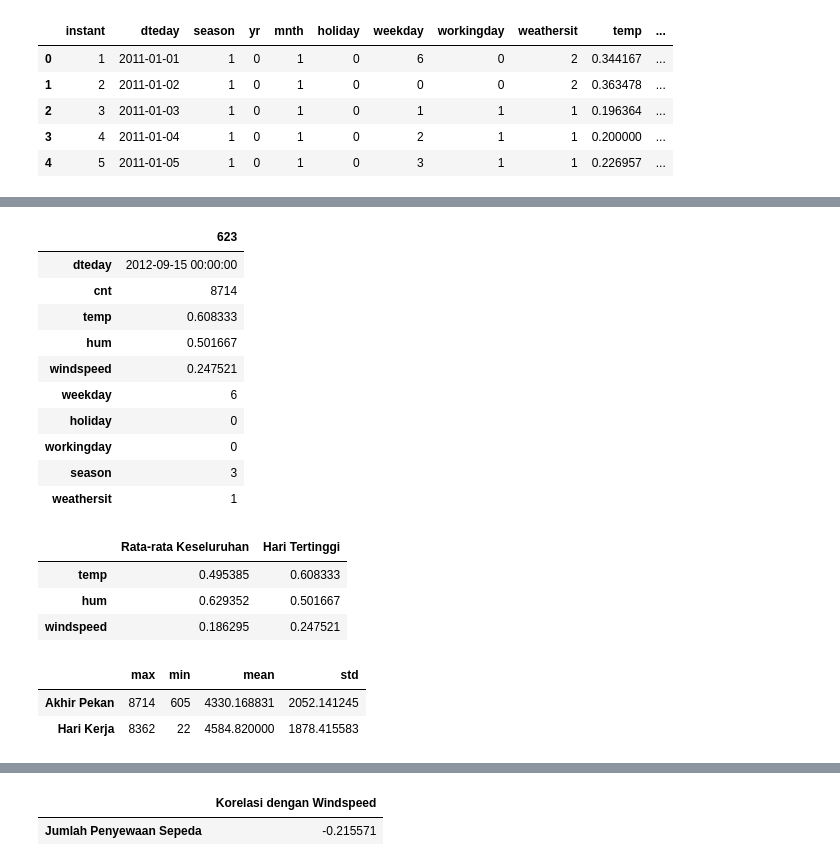
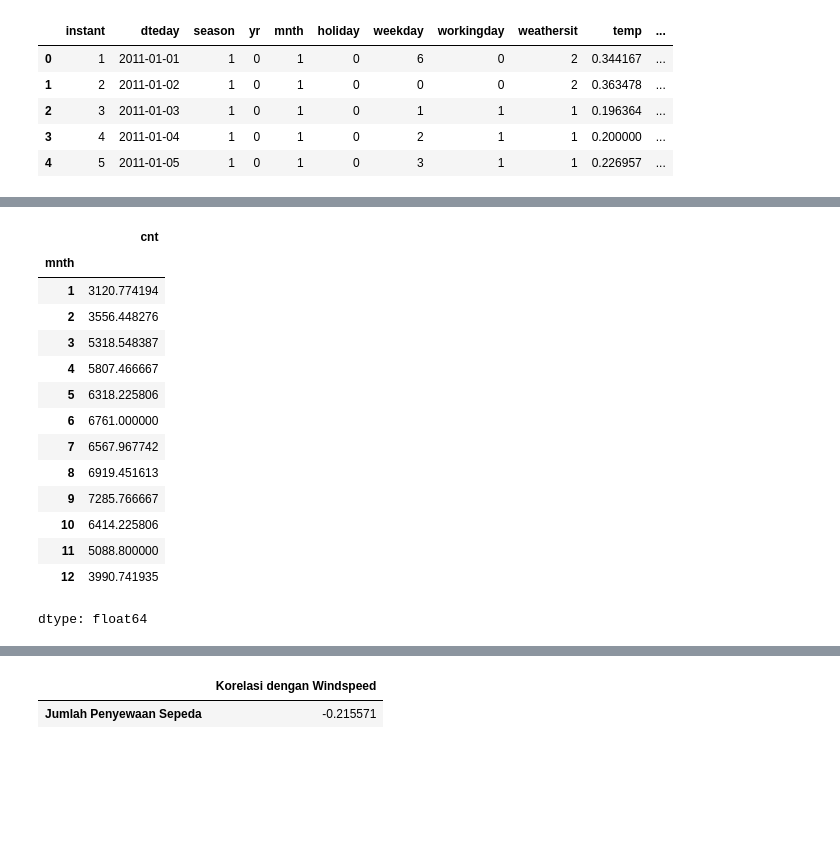
Before and after one commit to lisnarahma/Submission, a Jupyter notebook: notebook.ipynb, the cells around one changed output, grey strips where cells are left out. Saved outputs shown, nothing was run; the diff lists cells and outputs as text; code cells hidden in the pictures; blank space fills up the shorter version.

```diff
--- a/notebook.ipynb
+++ b/notebook.ipynb
@@ -212,40 +212,25 @@ day_cleaned.describe()
 | 75% | 548.500000 | 2012-07-01 12:00:00 | 3.000000 | 1.000000 | 10.000000 | 0.000000 | 5.000000 | 1.000000 | 2.000000 | 0.655417 | ... |
 | max | 731.000000 | 2012-12-31 00:00:00 | 4.000000 | 1.000000 | 12.000000 | 1.000000 | 6.000000 | 1.000000 | 3.000000 | 0.861667 | ... |
 | std | 211.165812 | NaN | 1.110807 | 0.500342 | 3.451913 | 0.167155 | 2.004787 | 0.465233 | 0.544894 | 0.183051 | ... |
-# %%
-hari_tertinggi = day_cleaned.loc[day_cleaned['cnt'].idxmax(), ['dteday', 'cnt', 'temp', 'hum', 'windspeed', 'weekday', 'holiday', 'workingday', 'season', 'weathersit']]
-hari_tertinggi = hari_tertinggi.to_frame().rename(columns={0: "Nilai"})
-hari_tertinggi
-# %% [output]
-|  | 623 |
-| dteday | 2012-09-15 00:00:00 |
-| cnt | 8714 |
-| temp | 0.608333 |
-| hum | 0.501667 |
-| windspeed | 0.247521 |
-| weekday | 6 |
-| holiday | 0 |
-| workingday | 0 |
-| season | 3 |
-| weathersit | 1 |
-# %%
-rata_rata_faktor = day_cleaned[['temp', 'hum', 'windspeed']].mean().to_frame().rename(columns={0: "Rata-rata Keseluruhan"})
-
-faktor_hari_tertinggi = hari_tertinggi.loc[['temp', 'hum', 'windspeed']]
-faktor_hari_tertinggi.columns = ['Hari Tertinggi']
-
-perbandingan_faktor = pd.concat([rata_rata_faktor, faktor_hari_tertinggi], axis=1)
-perbandingan_faktor
-# %% [output]
-|  | Rata-rata Keseluruhan | Hari Tertinggi |
-| temp | 0.495385 | 0.608333 |
-| hum | 0.629352 | 0.501667 |
-| windspeed | 0.186295 | 0.247521 |
-# %%
-weekday_vs_weekend = day_cleaned.groupby('workingday')['cnt'].agg(['max', 'min', 'mean', 'std'])
-weekday_vs_weekend.index = ['Akhir Pekan', 'Hari Kerja']
-weekday_vs_weekend
-# %% [output]
-|  | max | min | mean | std |
-| Akhir Pekan | 8714 | 605 | 4330.168831 | 2052.141245 |
-| Hari Kerja | 8362 | 22 | 4584.820000 | 1878.415583 |
+# %%
+day_2012 = day_cleaned[day_cleaned["yr"] == 1]  # yr = 1 berarti tahun 2012
+
+rata_rata_per_bulan_2012 = day_2012.groupby("mnth")["cnt"].mean()
+
+rata_rata_per_bulan_2012
+# %% [output]
+|  | cnt |
+| mnth |  |
+| 1 | 3120.774194 |
+| 2 | 3556.448276 |
+| 3 | 5318.548387 |
+| 4 | 5807.466667 |
+| 5 | 6318.225806 |
+| 6 | 6761.000000 |
+| 7 | 6567.967742 |
+| 8 | 6919.451613 |
+| 9 | 7285.766667 |
+| 10 | 6414.225806 |
+| 11 | 5088.800000 |
+| 12 | 3990.741935 |
+dtype: float64
```
Also changed, not shown: parts of 12 cells of this notebook.
